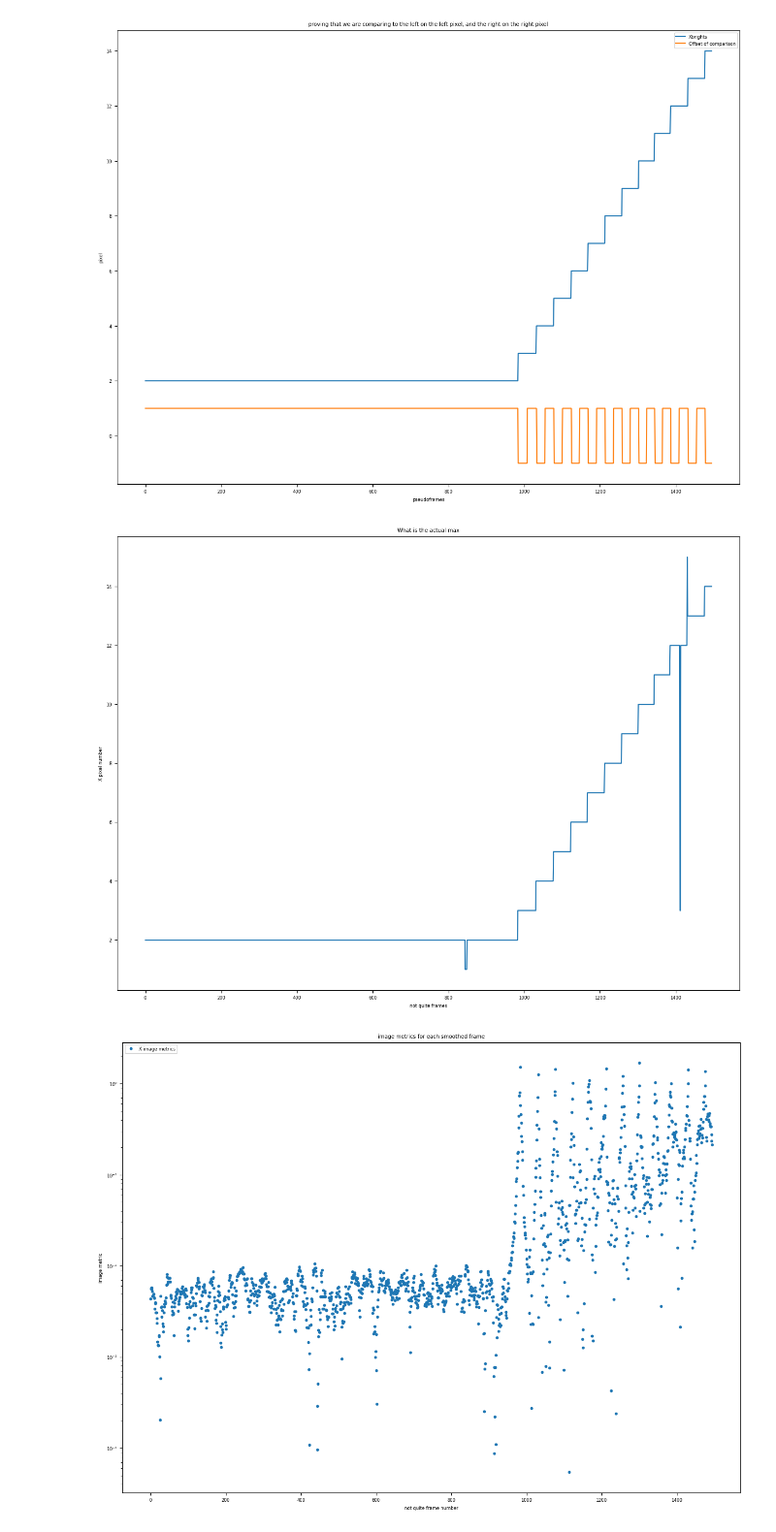
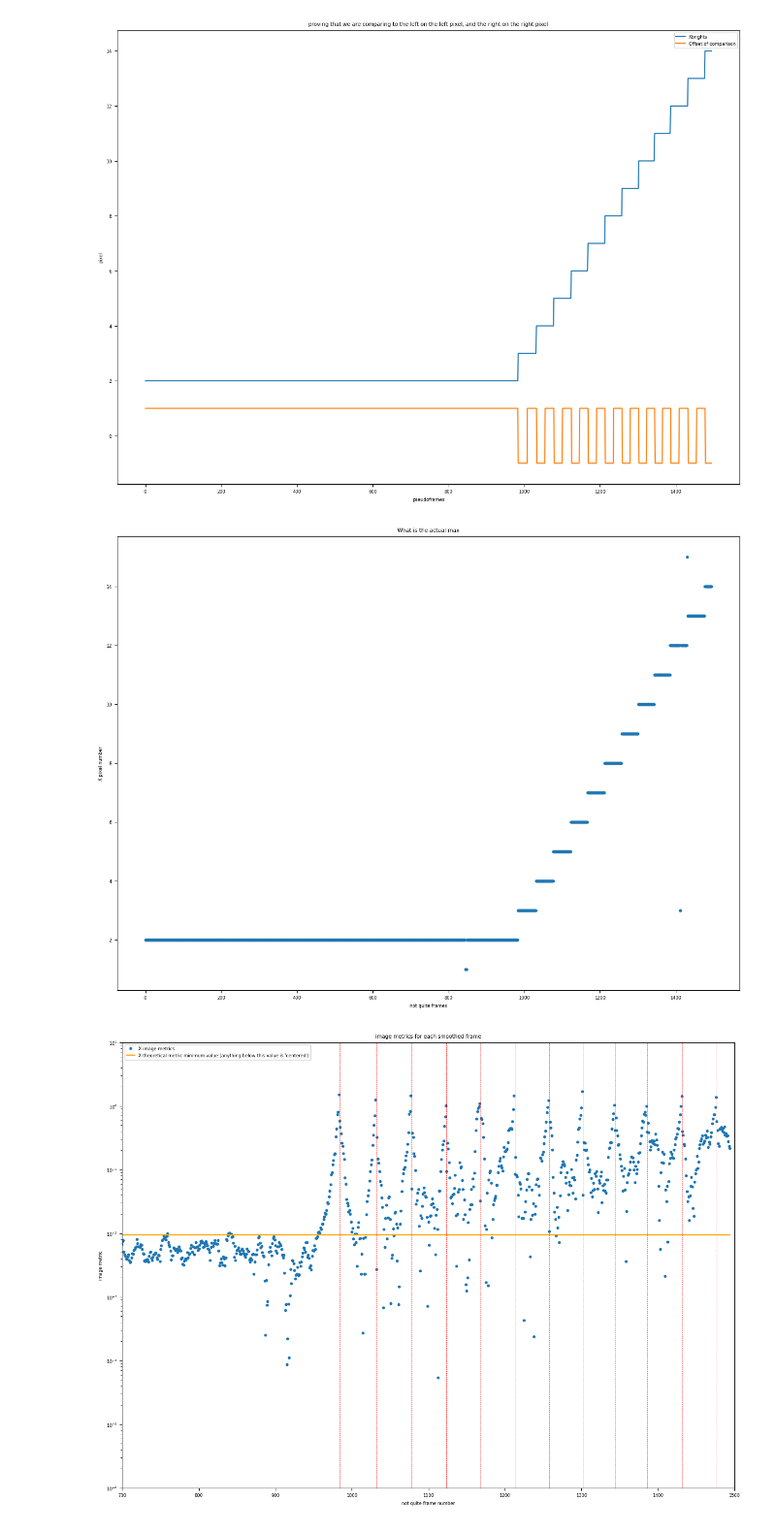
Before and after one commit to AnIndefiniteArticle/slapvisos, a Jupyter notebook: Untitled.ipynb, the cells around one changed output. Shown at 97% size. Drawn from its saved outputs; the diff is of its cells as text; code cells hidden in the pictures.

Commit message:
removing old code, making plots pretty, making plot for when imagemetric is below sensitivity limit

```diff
--- a/Untitled.ipynb
+++ b/Untitled.ipynb
@@ -186,25 +186,28 @@ plt.savefig(outdir + occname + "-" + str(smoothing) + "-brightsoffsets.png")
 [figure]
 # %%
 plt.figure(figsize=(15,11))
-plt.plot(maxcoords[1])
+plt.plot(maxcoords[1], '.')
 plt.title("What is the actual max")
 plt.ylabel("X pixel number")
 plt.xlabel("not quite frames")
 plt.savefig(outdir + occname + "-" + str(smoothing) + "-actuallybrightest.png")
 # %% [output]
-[figure, old version]
+[figure, new version]
 # %%
 plt.figure(figsize=(15,11))
 plt.plot(imagemetrics[:,0], '.', label='X image metrics')
-#plt.xlim(700,1500)
+plt.xlim(700,1500)
 plt.yscale("log")
+plt.hlines(np.nanmin(Xmetrics[200:359,8:14,3]), 0, len(imagemetrics), color='orange', label="X theoretical metric minimum value (anything below this value is 'centered')")
+plt.vlines(Xtransitions[:,0],0,10, color='red', linestyle='dashed', linewidth=0.5)
+plt.ylim(1e-6,1e1)
 plt.title("image metrics for each smoothed frame")
 plt.ylabel("image metric")
 plt.xlabel("not quite frame number")
 plt.legend(loc='upper left')
 plt.savefig(outdir + occname + "-" + str(smoothing) + "-imagemetrics.png")
 # %% [output]
-[figure, old version]
+[figure, new version]
 # %%
 Xtransitions
 # %% [output]
```
Also changed, not shown: parts of 2 cells of this notebook, 1 other file.
